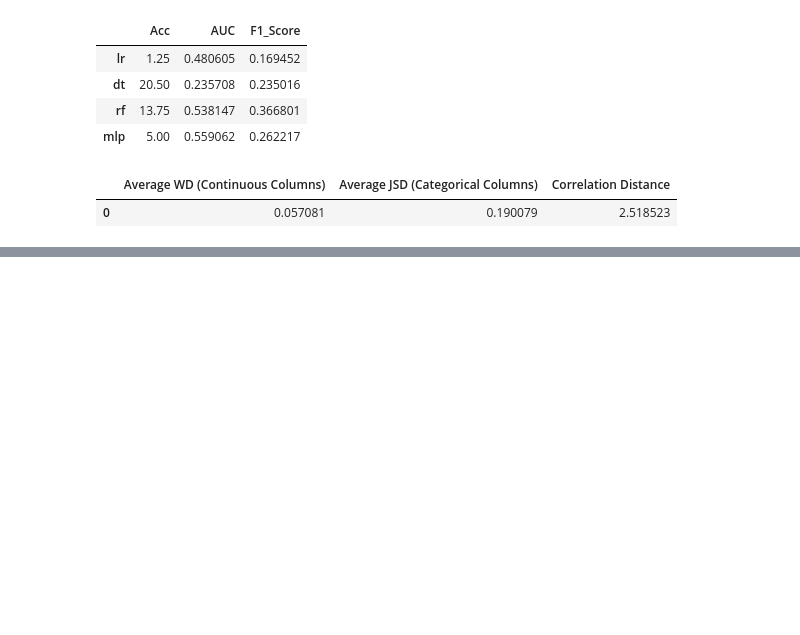
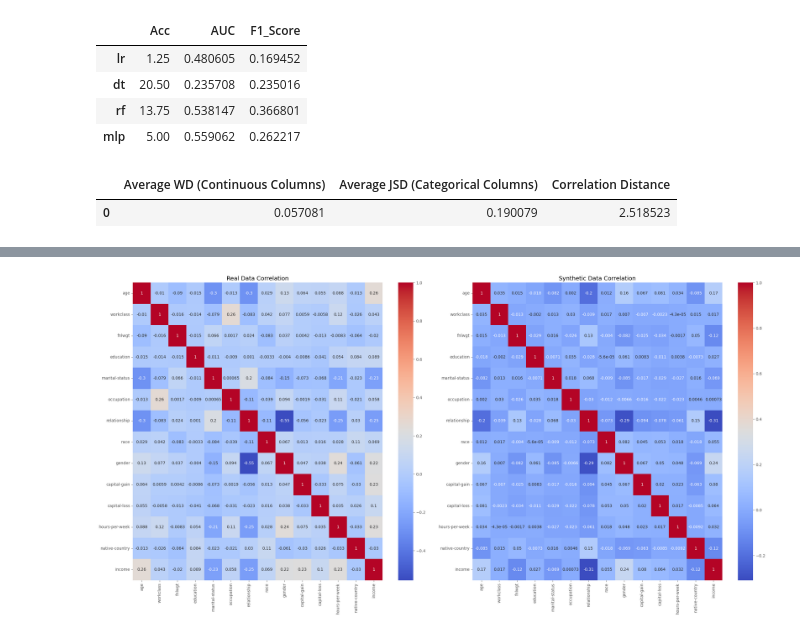
Before and after one commit to Hasherino/CTAB-GAN-DP-experiment, a Jupyter notebook: Experiment_Script_Adult.ipynb, the cells around one changed output, grey strips where cells are left out. Cells and saved outputs as stored; diff of their text form; code cells hidden in the pictures; blank space fills up the shorter version.

```diff
--- a/Experiment_Script_Adult.ipynb
+++ b/Experiment_Script_Adult.ipynb
@@ -276,3 +278,25 @@ privacy_results
 # %% [output]
 |  | DCR between Real and Fake (5th perc) | DCR within Real(5th perc) | DCR within Fake (5th perc) | NNDR between Real and Fake (5th p... | ... |
 | 0 | 1.318168 | 0.755341 | 1.321808 | 0.671103 | ... |
+# %%
+def plot_correlation_matrices(real_df, synth_df):
+    real_corr = real_df.corr()
+    synth_corr = synth_df.corr()
+
+    fig, axs = plt.subplots(1, 2, figsize=(24, 12))
+    sns.heatmap(real_corr, ax=axs[0], cmap="coolwarm", annot=True)
+    axs[0].set_title("Real Data Correlation")
+
+    sns.heatmap(synth_corr, ax=axs[1], cmap="coolwarm", annot=True)
+    axs[1].set_title("Synthetic Data Correlation")
+
+    plt.tight_layout()
+    plt.show()
+
+real_df = pd.read_csv(real_path)
+fake_df = pd.read_csv(fake_path)
+fake_best_df = pd.read_csv(fake_best_path)
+# %%
+plot_correlation_matrices(real_df, fake_df)
+# %% [output]
+[figure, added]
```
Also changed, not shown: parts of 9 cells of this notebook.
